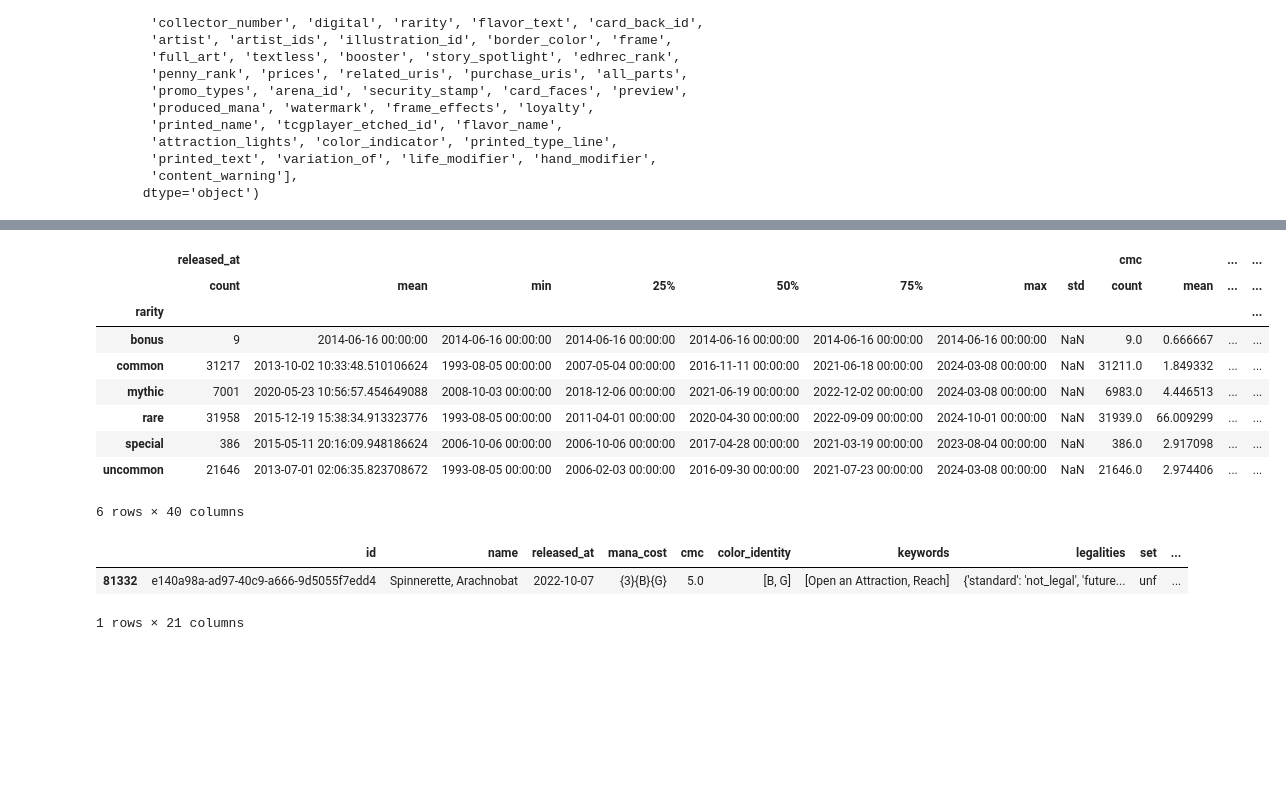
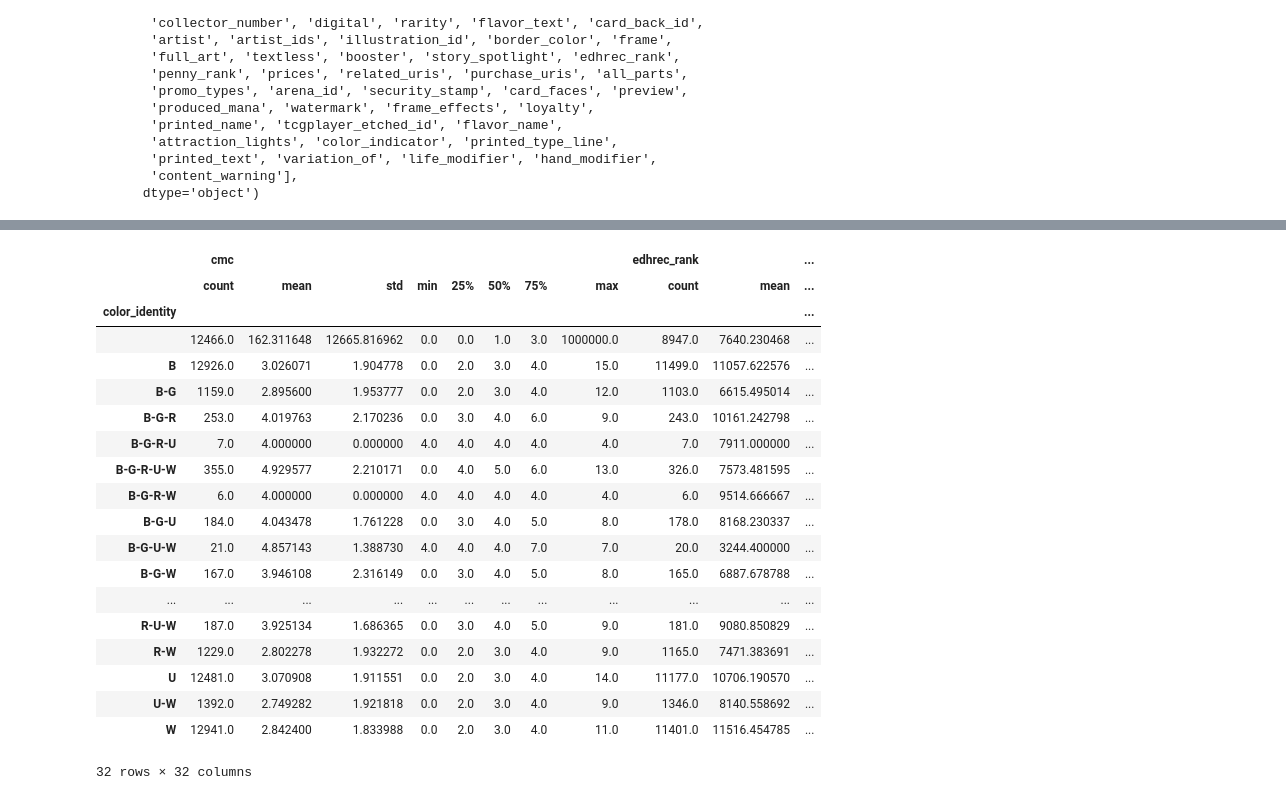
Before and after one commit to brunoopinheiro/ada-data-science-project-ii, a Jupyter notebook: data_consistency_analysis.ipynb, the cells around one changed output, grey strips where cells are left out. Drawn from its saved outputs; the diff is of its cells as text; code cells hidden in the pictures; blank space fills up the shorter version.

```diff
--- a/data_consistency_analysis.ipynb
+++ b/data_consistency_analysis.ipynb
@@ -57,7 +122,8 @@ import datasets.get_dataset as gd
 
 # print(gd.get_file_path())
 
-subset_test = gd.get_subset()
+# Essa função foi implementada exportando, por padrão, o dataset com a lista de colunas definida na célula de cima.
+mtg_subset = gd.get_subset()
 
-(subset_test.head())
+(mtg_subset.head())
 # %% [output]
@@ -102,0 +182,4 @@ subset_test.describe()
+# %%
+mtg_subset['color_identity'] = mtg_subset['color_identity'].apply('-'.join)
+
+(mtg_subset.head())
@@ -103,19 +193,23 @@ subset_test.describe()
 # %%
-subset_test.groupby('rarity').describe()
+mtg_subset.groupby('color_identity').describe()
 # %% [output]
-|  | released_at |  |  |  |  |  |  |  | cmc |  | ... | ... |
-|  | count | mean | min | 25% | 50% | 75% | max | std | count | mean | ... | ... |
-| rarity |  |  |  |  |  |  |  |  |  |  |  | ... |
-| bonus | 9 | 2014-06-16 00:00:00 | 2014-06-16 00:00:00 | 2014-06-16 00:00:00 | 2014-06-16 00:00:00 | 2014-06-16 00:00:00 | 2014-06-16 00:00:00 | NaN | 9.0 | 0.666667 | ... | ... |
-| common | 31217 | 2013-10-02 10:33:48.510106624 | 1993-08-05 00:00:00 | 2007-05-04 00:00:00 | 2016-11-11 00:00:00 | 2021-06-18 00:00:00 | 2024-03-08 00:00:00 | NaN | 31211.0 | 1.849332 | ... | ... |
-| mythic | 7001 | 2020-05-23 10:56:57.454649088 | 2008-10-03 00:00:00 | 2018-12-06 00:00:00 | 2021-06-19 00:00:00 | 2022-12-02 00:00:00 | 2024-03-08 00:00:00 | NaN | 6983.0 | 4.446513 | ... | ... |
-| rare | 31958 | 2015-12-19 15:38:34.913323776 | 1993-08-05 00:00:00 | 2011-04-01 00:00:00 | 2020-04-30 00:00:00 | 2022-09-09 00:00:00 | 2024-10-01 00:00:00 | NaN | 31939.0 | 66.009299 | ... | ... |
-| special | 386 | 2015-05-11 20:16:09.948186624 | 2006-10-06 00:00:00 | 2006-10-06 00:00:00 | 2017-04-28 00:00:00 | 2021-03-19 00:00:00 | 2023-08-04 00:00:00 | NaN | 386.0 | 2.917098 | ... | ... |
-| uncommon | 21646 | 2013-07-01 02:06:35.823708672 | 1993-08-05 00:00:00 | 2006-02-03 00:00:00 | 2016-09-30 00:00:00 | 2021-07-23 00:00:00 | 2024-03-08 00:00:00 | NaN | 21646.0 | 2.974406 | ... | ... |
+|  | cmc |  |  |  |  |  |  |  | edhrec_rank |  | ... |
+|  | count | mean | std | min | 25% | 50% | 75% | max | count | mean | ... |
+| color_identity |  |  |  |  |  |  |  |  |  |  | ... |
+|  | 12466.0 | 162.311648 | 12665.816962 | 0.0 | 0.0 | 1.0 | 3.0 | 1000000.0 | 8947.0 | 7640.230468 | ... |
+| B | 12926.0 | 3.026071 | 1.904778 | 0.0 | 2.0 | 3.0 | 4.0 | 15.0 | 11499.0 | 11057.622576 | ... |
+| B-G | 1159.0 | 2.895600 | 1.953777 | 0.0 | 2.0 | 3.0 | 4.0 | 12.0 | 1103.0 | 6615.495014 | ... |
+| B-G-R | 253.0 | 4.019763 | 2.170236 | 0.0 | 3.0 | 4.0 | 6.0 | 9.0 | 243.0 | 10161.242798 | ... |
+| B-G-R-U | 7.0 | 4.000000 | 0.000000 | 4.0 | 4.0 | 4.0 | 4.0 | 4.0 | 7.0 | 7911.000000 | ... |
+| B-G-R-U-W | 355.0 | 4.929577 | 2.210171 | 0.0 | 4.0 | 5.0 | 6.0 | 13.0 | 326.0 | 7573.481595 | ... |
+| B-G-R-W | 6.0 | 4.000000 | 0.000000 | 4.0 | 4.0 | 4.0 | 4.0 | 4.0 | 6.0 | 9514.666667 | ... |
+| B-G-U | 184.0 | 4.043478 | 1.761228 | 0.0 | 3.0 | 4.0 | 5.0 | 8.0 | 178.0 | 8168.230337 | ... |
+| B-G-U-W | 21.0 | 4.857143 | 1.388730 | 4.0 | 4.0 | 4.0 | 7.0 | 7.0 | 20.0 | 3244.400000 | ... |
+| B-G-W | 167.0 | 3.946108 | 2.316149 | 0.0 | 3.0 | 4.0 | 5.0 | 8.0 | 165.0 | 6887.678788 | ... |
+| ... | ... | ... | ... | ... | ... | ... | ... | ... | ... | ... | ... |
+| R-U-W | 187.0 | 3.925134 | 1.686365 | 0.0 | 3.0 | 4.0 | 5.0 | 9.0 | 181.0 | 9080.850829 | ... |
+| R-W | 1229.0 | 2.802278 | 1.932272 | 0.0 | 2.0 | 3.0 | 4.0 | 9.0 | 1165.0 | 7471.383691 | ... |
+| U | 12481.0 | 3.070908 | 1.911551 | 0.0 | 2.0 | 3.0 | 4.0 | 14.0 | 11177.0 | 10706.190570 | ... |
+| U-W | 1392.0 | 2.749282 | 1.921818 | 0.0 | 2.0 | 3.0 | 4.0 | 9.0 | 1346.0 | 8140.558692 | ... |
+| W | 12941.0 | 2.842400 | 1.833988 | 0.0 | 2.0 | 3.0 | 4.0 | 11.0 | 11401.0 | 11516.454785 | ... |
-6 rows × 40 columns
+32 rows × 32 columns
-# %%
-subset_test.sample()
-# %% [output]
-|  | id | name | released_at | mana_cost | cmc | color_identity | keywords | legalities | set | ... |
-| 81332 | e140a98a-ad97-40c9-a666-9d5055f7edd4 | Spinnerette, Arachnobat | 2022-10-07 | {3}{B}{G} | 5.0 | [B, G] | [Open an Attraction, Reach] | {'standard': 'not_legal', 'future... | unf | ... |
-1 rows × 21 columns
```
Also changed, not shown: parts of 10 cells of this notebook, 1 other file.
